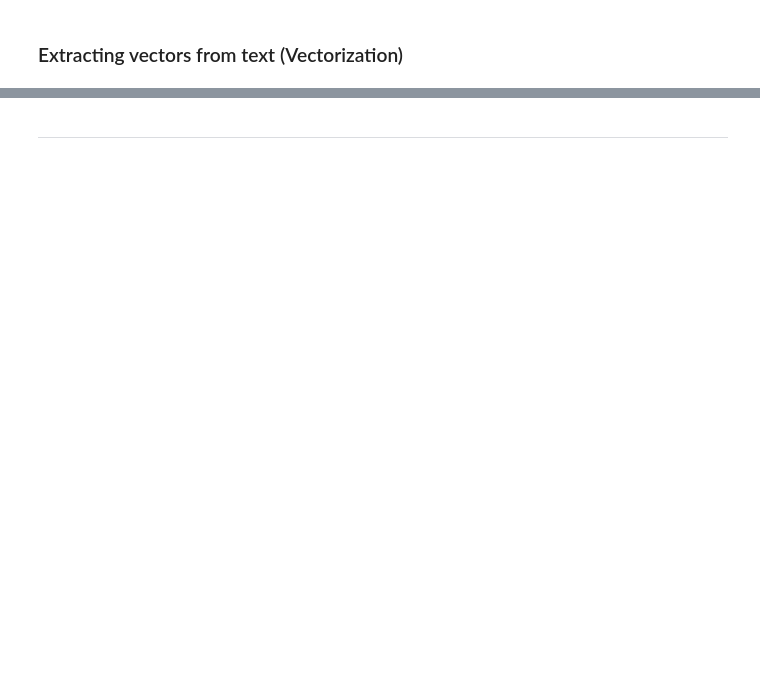
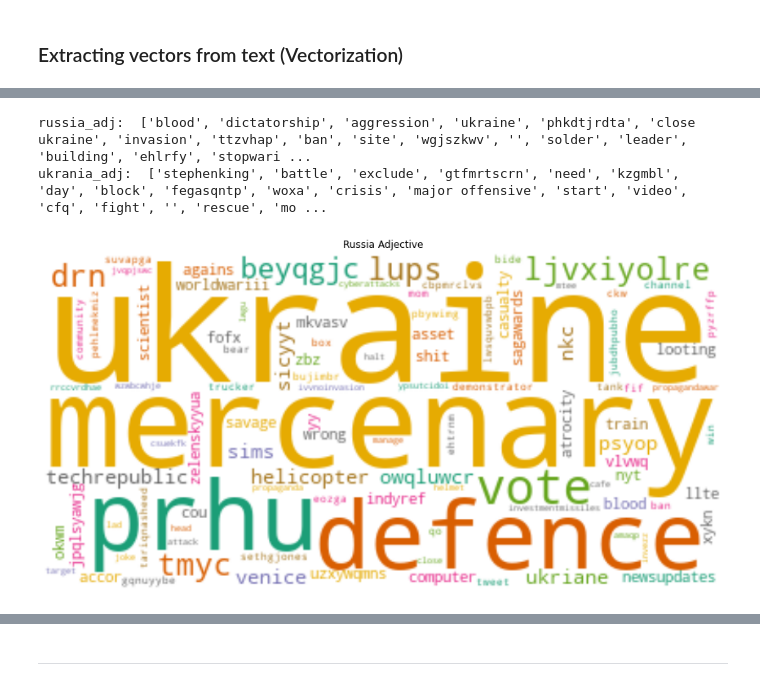
Before and after one commit to samah-balkhair/Tweets_Opinions, a Jupyter notebook: phase2_clean_tweets.ipynb, the cells around one changed output, grey strips where cells are left out. Saved outputs shown, nothing was run; the diff lists cells and outputs as text; code cells hidden in the pictures; blank space fills up the shorter version.

```diff
--- a/phase2_clean_tweets.ipynb
+++ b/phase2_clean_tweets.ipynb
@@ -571,0 +611,15 @@ ukraine_df['tokenized_words'] = ukraine_df.apply(lambda row: nltk.word_tokenize(
+# %%
+russia_adj = []
+ukrania_adj = []
+for x, y in noun_adj_dic.items():
+    if 'russia' in x:
+        russia_adj.append(y)
+    elif 'russia' in y:
+        russia_adj.append(x)
+    elif 'ukraine' in x:
+        ukrania_adj.append(y)
+    elif 'ukraine' in y:
+        ukrania_adj.append(x)
+# %% [output]
+russia_adj:  ['blood', 'dictatorship', 'aggression', 'ukraine', 'phkdtjrdta', 'close ukraine', 'invasion', 'ttzvhap', 'ban', 'site', 'wgjszkwv', '', 'solder', 'leader', 'building', 'ehlrfy', 'stopwari ...
+ukrania_adj:  ['stephenking', 'battle', 'exclude', 'gtfmrtscrn', 'need', 'kzgmbl', 'day', 'block', 'fegasqntp', 'woxa', 'crisis', 'major offensive', 'start', 'video', 'cfq', 'fight', '', 'rescue', 'mo ...
@@ -572 +629,28 @@ ukraine_df['tokenized_words'] = ukraine_df.apply(lambda row: nltk.word_tokenize(
+# %%
+russia_words = set(russia_adj)
+stopwords = ['ukraine', 'russiaukraine']
+stopwords = set(stopwords)
+russia_adj_final = russia_words - stopwords
+russia_adj_final = list(russia_adj_final)
+
+ukrania_words = set(ukrania_adj)
+stopwords = ['ukraine', 'russiaukraine']
+stopwords = set(stopwords)
+ukrania_adj_final = ukrania_words - stopwords
+ukrania_adj_final = list(ukrania_adj_final)
+# %%
+wc = WordCloud(stopwords=stop_words, background_color="white", colormap="Dark2",
+               max_font_size=150, random_state=42)
+
+adj_word = " ".join(title for title in russia_adj_final)
+plt.rcParams['figure.figsize'] = [16, 6]
+
+cloud = wc.generate(adj_word)
+plt.axis("off")
+plt.title("Russia Adjective")
+plt.tight_layout(pad = 0)
+plt.imshow(cloud, interpolation='bilinear')
+plt.show()
+# %% [output]
+[figure, added]
 # %%
```
Also changed, not shown: parts of 69 cells of this notebook, 6 other files.
